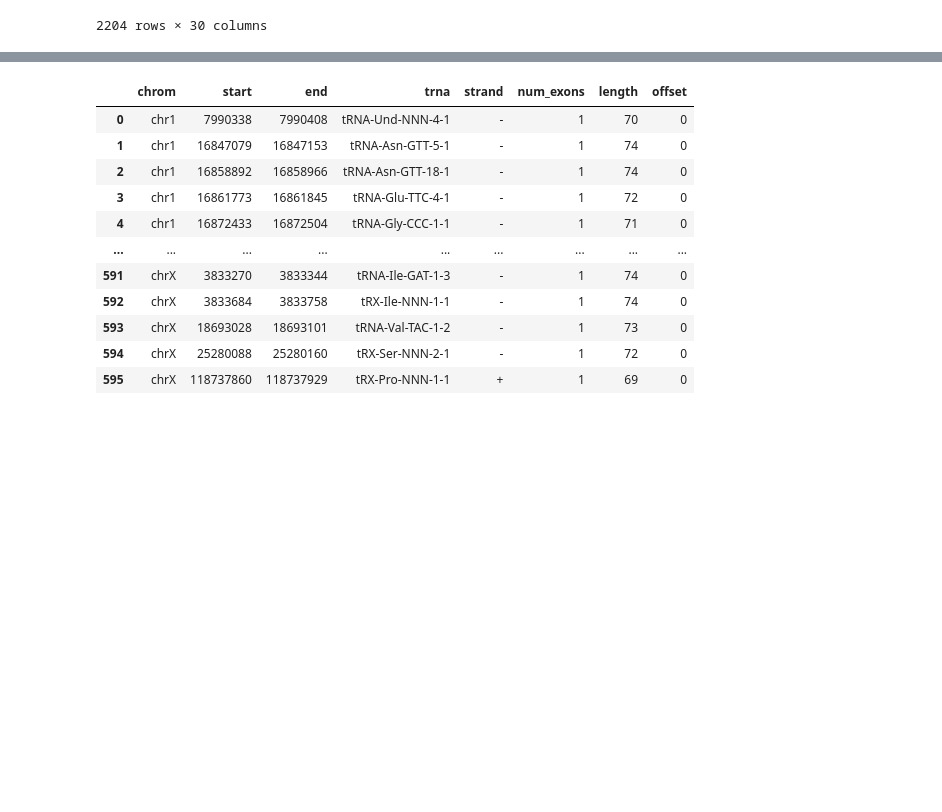
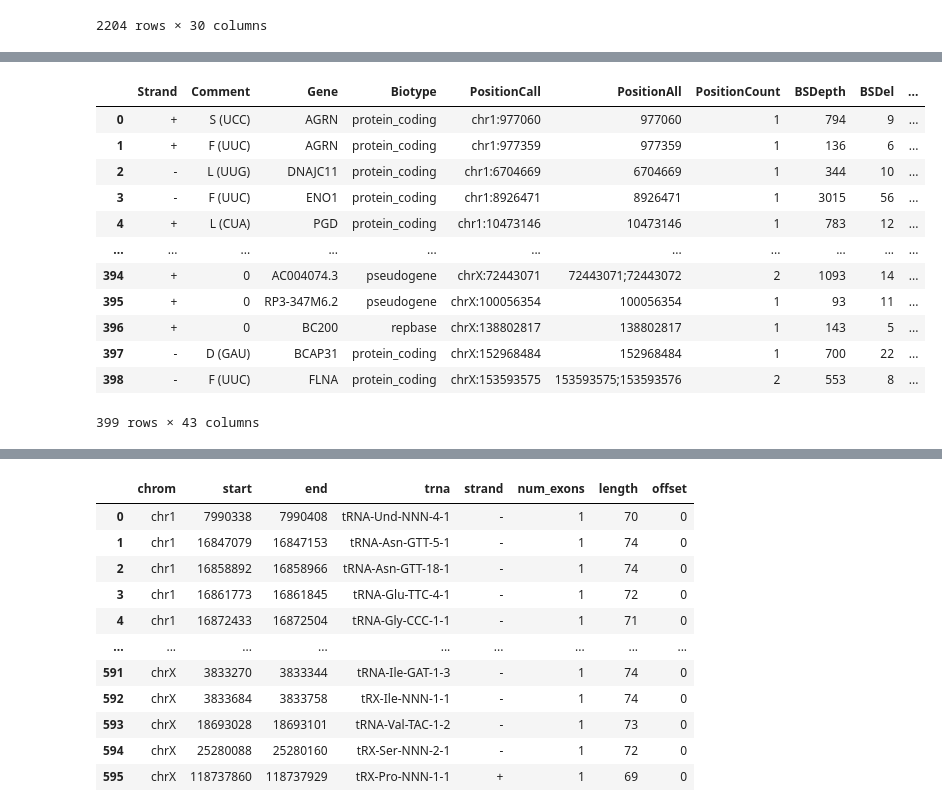
Before and after one commit to anmabu/bedRMod, a Jupyter notebook: tsv2bedRMod/RBS-seq.ipynb, the cells around one changed output, grey strips where cells are left out. Cells and saved outputs as stored; diff of their text form; code cells hidden in the pictures; blank space fills up the shorter version.

```diff
--- a/tsv2bedRMod/RBS-seq.ipynb
+++ b/tsv2bedRMod/RBS-seq.ipynb
@@ -207,0 +230,7 @@ convert_rbs_m5C(df_chrom)
+# %%
+mask = df["PositionT"].str.startswith("chr")
+
+df_chrom = df[mask]
+df_non_chrom = df[~mask]
+df_chrom = df_chrom.copy()
+df_non_chrom = df_non_chrom.copy()
@@ -207,0 +250,28 @@ convert_rbs_m5C(df_chrom)
+# %%
+ref_seg = [None] * len(df_chrom["PositionT"])
+position = [None] * len(df_chrom["PositionT"])
+
+for index, value in enumerate(df_chrom["PositionT"]):
+    seg, p = value.split(":")
+    ref_seg[index] = seg
+    position[index] = p
+
+del df_chrom["PositionT"]
+df_chrom["ref_seg"] = ref_seg
+df_chrom["pos"] = position
+
+df_chrom
+# %% [output]
+|  | Strand | Comment | Gene | Biotype | PositionCall | PositionAll | PositionCount | BSDepth | BSDel | ... |
+| 0 | + | S (UCC) | AGRN | protein_coding | chr1:977060 | 977060 | 1 | 794 | 9 | ... |
+| 1 | + | F (UUC) | AGRN | protein_coding | chr1:977359 | 977359 | 1 | 136 | 6 | ... |
+| 2 | - | L (UUG) | DNAJC11 | protein_coding | chr1:6704669 | 6704669 | 1 | 344 | 10 | ... |
+| 3 | - | F (UUC) | ENO1 | protein_coding | chr1:8926471 | 8926471 | 1 | 3015 | 56 | ... |
+| 4 | + | L (CUA) | PGD | protein_coding | chr1:10473146 | 10473146 | 1 | 783 | 12 | ... |
+| ... | ... | ... | ... | ... | ... | ... | ... | ... | ... | ... |
+| 394 | + | 0 | AC004074.3 | pseudogene | chrX:72443071 | 72443071;72443072 | 2 | 1093 | 14 | ... |
+| 395 | + | 0 | RP3-347M6.2 | pseudogene | chrX:100056354 | 100056354 | 1 | 93 | 11 | ... |
+| 396 | + | 0 | BC200 | repbase | chrX:138802817 | 138802817 | 1 | 143 | 5 | ... |
+| 397 | - | D (GAU) | BCAP31 | protein_coding | chrX:152968484 | 152968484 | 1 | 700 | 22 | ... |
+| 398 | - | F (UUC) | FLNA | protein_coding | chrX:153593575 | 153593575;153593576 | 2 | 553 | 8 | ... |
+399 rows × 43 columns
```
Also changed, not shown: parts of 9 cells of this notebook.
